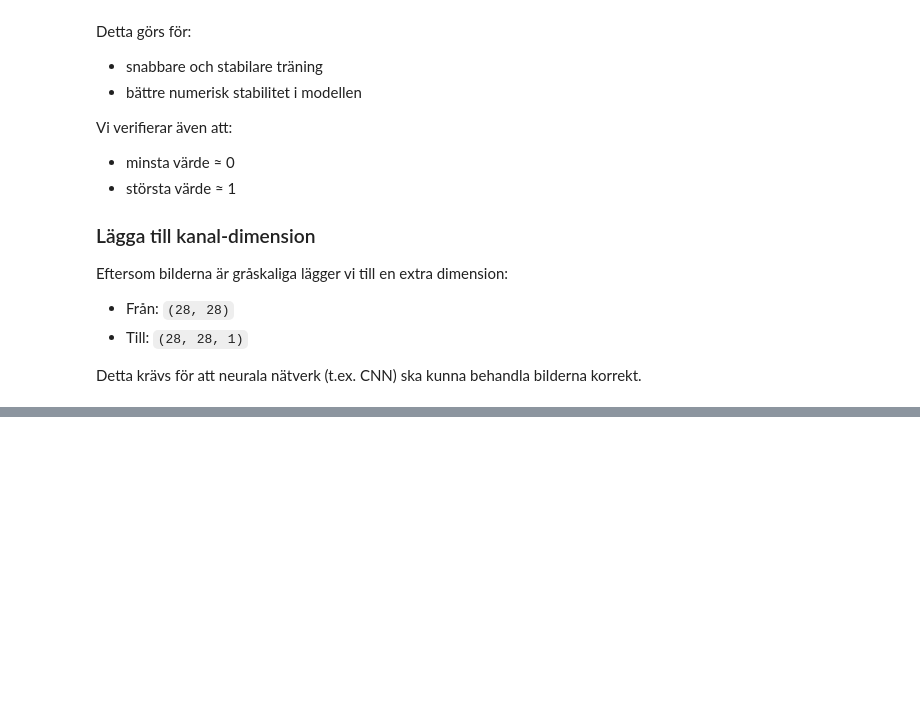
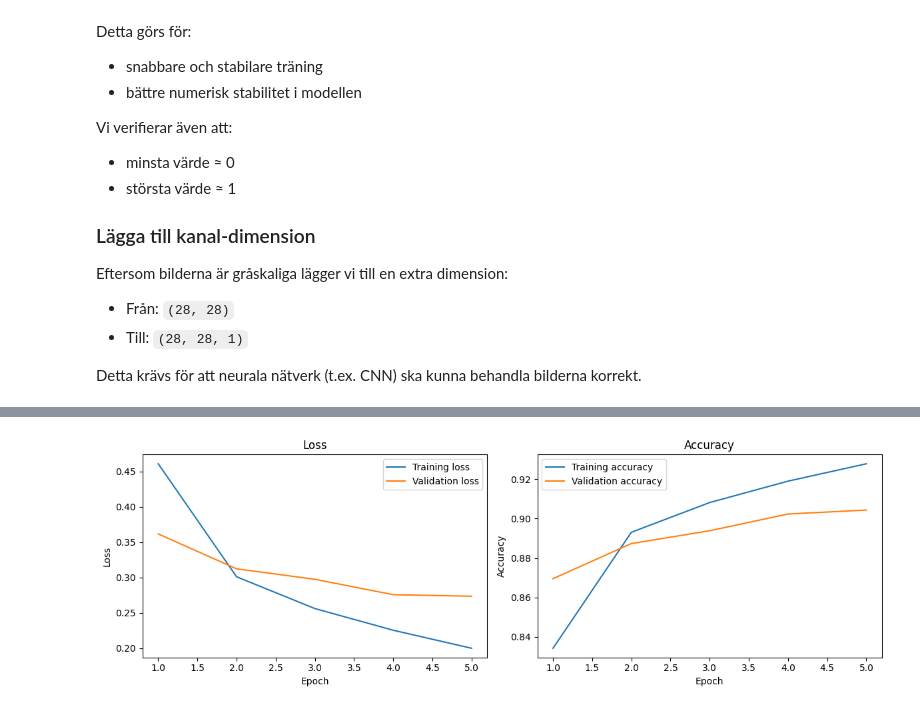
Before and after one commit to KevinCJohansson/Deep_learning, a Jupyter notebook: Notebook.ipynb, the cells around one changed output, grey strips where cells are left out. Cells and saved outputs as stored; diff of their text form; code cells hidden in the pictures; blank space fills up the shorter version.

Commit message:
First model created and trained

```diff
--- a/Notebook.ipynb
+++ b/Notebook.ipynb
@@ -196,0 +245,6 @@ Detta krävs för att neurala nätverk (t.ex. CNN) ska kunna behandla bilderna k
+# %%
+model.compile(
+    optimizer=keras.optimizers.Adam(learning_rate=0.001),
+    loss=keras.losses.SparseCategoricalCrossentropy(),
+    metrics=["accuracy"]
+)
@@ -196,0 +260,8 @@ Detta krävs för att neurala nätverk (t.ex. CNN) ska kunna behandla bilderna k
+# %%
+history = model.fit(
+    X_train,
+    y_train,
+    validation_data=(X_val, y_val),
+    epochs=5,
+    batch_size=64
+)
@@ -196,0 +286,30 @@ Detta krävs för att neurala nätverk (t.ex. CNN) ska kunna behandla bilderna k
+# %%
+def plot_history(history):
+    history_df = pd.DataFrame(history.history)
+
+    epochs = range(1, len(history_df) +1)
+
+    plt.figure(figsize=(12, 4))
+
+    plt.subplot(1, 2, 1)
+    plt.plot(epochs, history_df["loss"], label="Training loss")
+    plt.plot(epochs, history_df["val_loss"], label="Validation loss")
+    plt.xlabel("Epoch")
+    plt.ylabel("Loss")
+    plt.title("Loss")
+    plt.legend()
+
+    plt.subplot(1, 2, 2)
+    plt.plot(epochs, history_df["accuracy"], label="Training accuracy")
+    plt.plot(epochs, history_df["val_accuracy"], label="Validation accuracy")
+    plt.xlabel("Epoch")
+    plt.ylabel("Accuracy")
+    plt.title("Accuracy")
+    plt.legend()
+
+    plt.tight_layout()
+    plt.show()
+
+plot_history(history)
+# %% [output]
+[figure, added]
```
Also changed, not shown: parts of 7 cells of this notebook.
